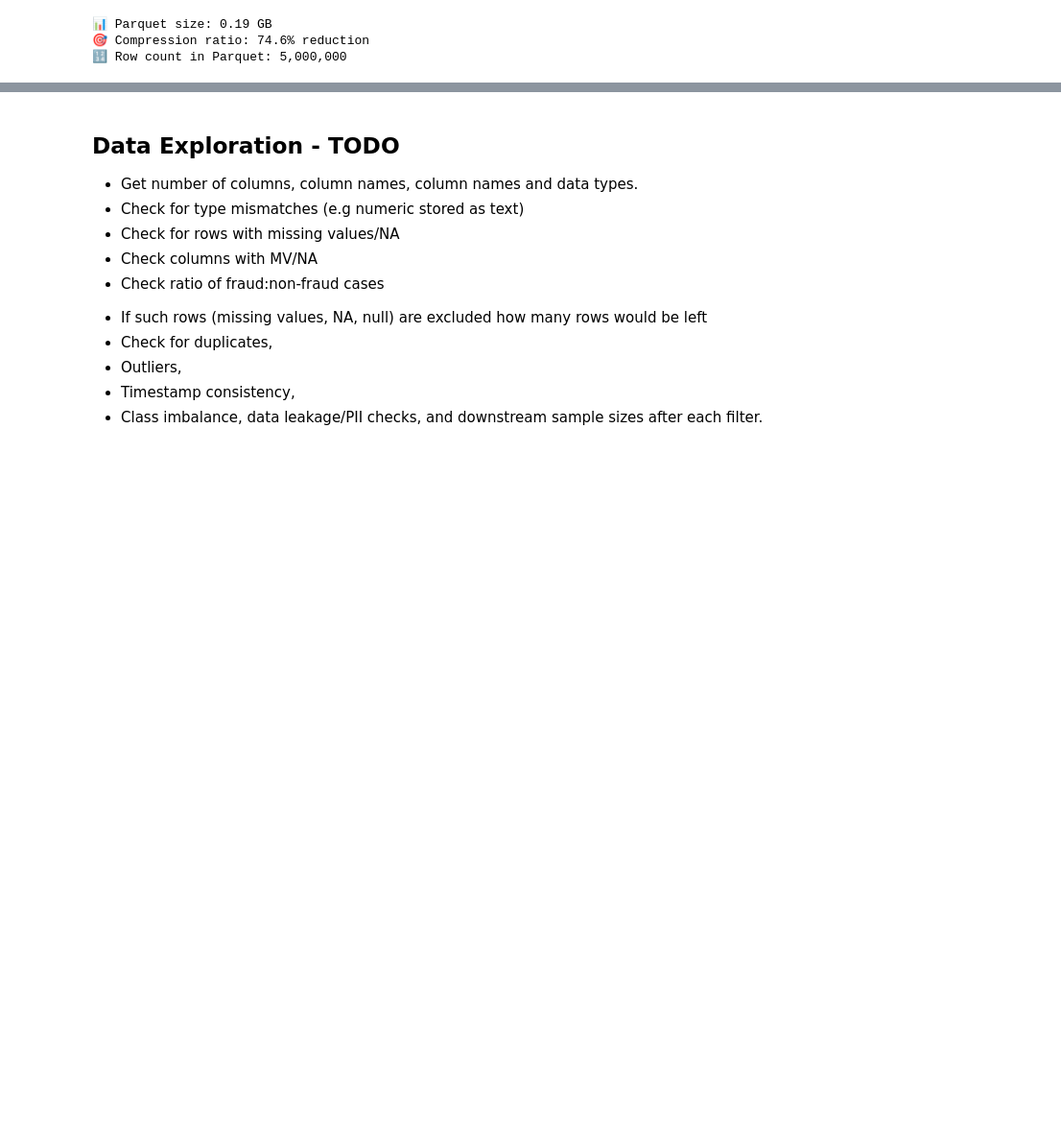
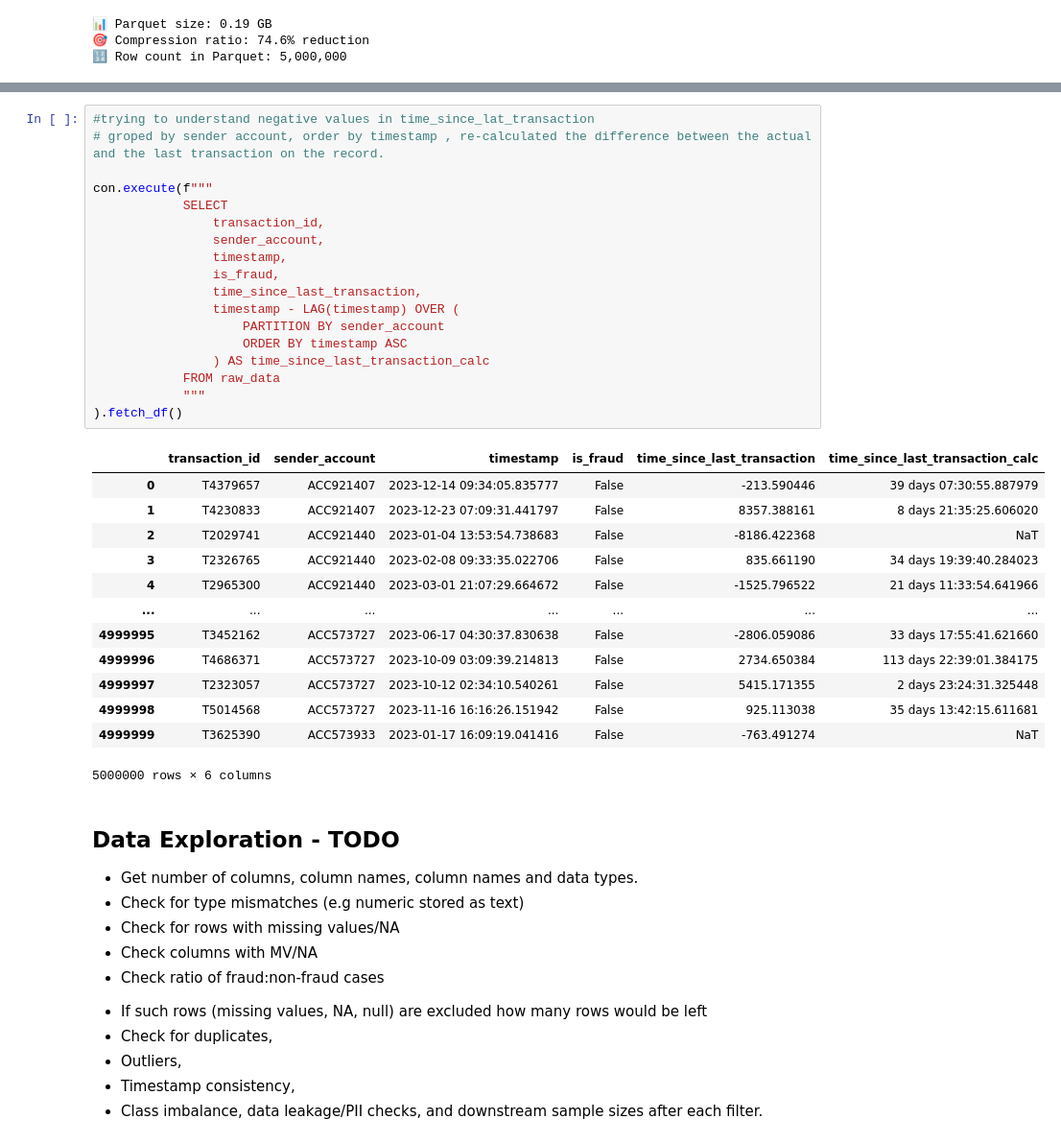
Before and after one commit to mlopezza/financial_fraud_detection_project, a Jupyter notebook: data/query_template.ipynb, the cells around one changed output, grey strips where cells are left out. Shown: that part at 96% size. Saved outputs shown, nothing was run; the diff lists cells and outputs as text; blank space fills up the shorter version.

```diff
--- a/data/query_template.ipynb
+++ b/data/query_template.ipynb
@@ -89,3 +403,35 @@ print(con.execute(f"DESCRIBE SELECT * FROM read_parquet('{parquet_path}')").fetc
+# %%
+#trying to understand negative values in time_since_lat_transaction
+# groped by sender account, order by timestamp , re-calculated the difference between the actual and the last transaction on the record.
+
+con.execute(f"""
+            SELECT
+                transaction_id,
+                sender_account,
+                timestamp,
+                is_fraud,
+                time_since_last_transaction,
+                timestamp - LAG(timestamp) OVER (
+                    PARTITION BY sender_account
+                    ORDER BY timestamp ASC
+                ) AS time_since_last_transaction_calc
+            FROM raw_data
+            """
+).fetch_df()
+# %% [output]
+|  | transaction_id | sender_account | timestamp | is_fraud | time_since_last_transaction | time_since_last_transaction_calc |
+| 0 | T4379657 | ACC921407 | 2023-12-14 09:34:05.835777 | False | -213.590446 | 39 days 07:30:55.887979 |
+| 1 | T4230833 | ACC921407 | 2023-12-23 07:09:31.441797 | False | 8357.388161 | 8 days 21:35:25.606020 |
+| 2 | T2029741 | ACC921440 | 2023-01-04 13:53:54.738683 | False | -8186.422368 | NaT |
+| 3 | T2326765 | ACC921440 | 2023-02-08 09:33:35.022706 | False | 835.661190 | 34 days 19:39:40.284023 |
+| 4 | T2965300 | ACC921440 | 2023-03-01 21:07:29.664672 | False | -1525.796522 | 21 days 11:33:54.641966 |
+| ... | ... | ... | ... | ... | ... | ... |
+| 4999995 | T3452162 | ACC573727 | 2023-06-17 04:30:37.830638 | False | -2806.059086 | 33 days 17:55:41.621660 |
+| 4999996 | T4686371 | ACC573727 | 2023-10-09 03:09:39.214813 | False | 2734.650384 | 113 days 22:39:01.384175 |
+| 4999997 | T2323057 | ACC573727 | 2023-10-12 02:34:10.540261 | False | 5415.171355 | 2 days 23:24:31.325448 |
+| 4999998 | T5014568 | ACC573727 | 2023-11-16 16:16:26.151942 | False | 925.113038 | 35 days 13:42:15.611681 |
+| 4999999 | T3625390 | ACC573933 | 2023-01-17 16:09:19.041416 | False | -763.491274 | NaT |
+5000000 rows × 6 columns
 # %% [markdown]
 ## Data Exploration - TODO
 
```
Also changed, not shown: parts of 18 cells of this notebook.
